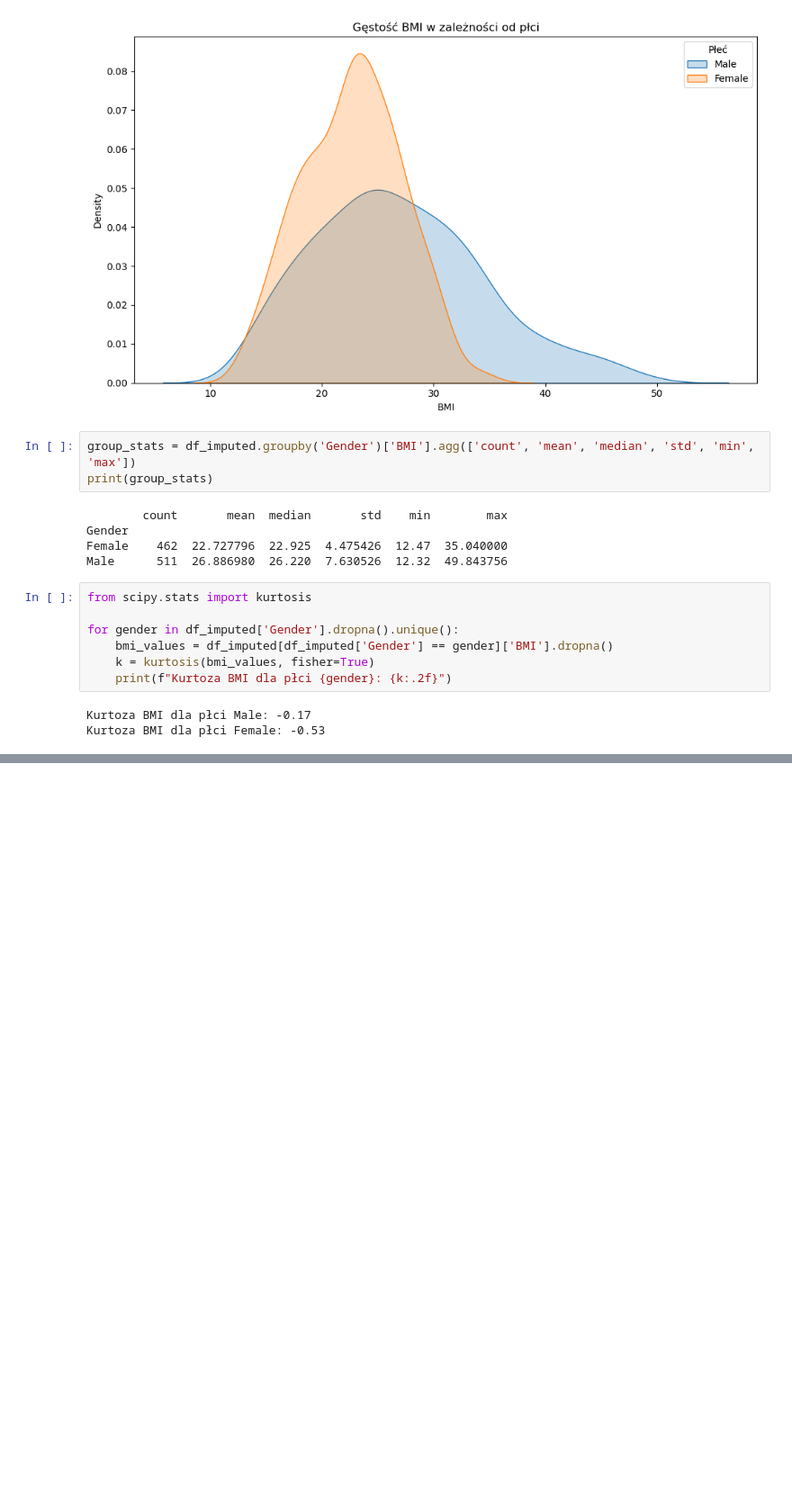
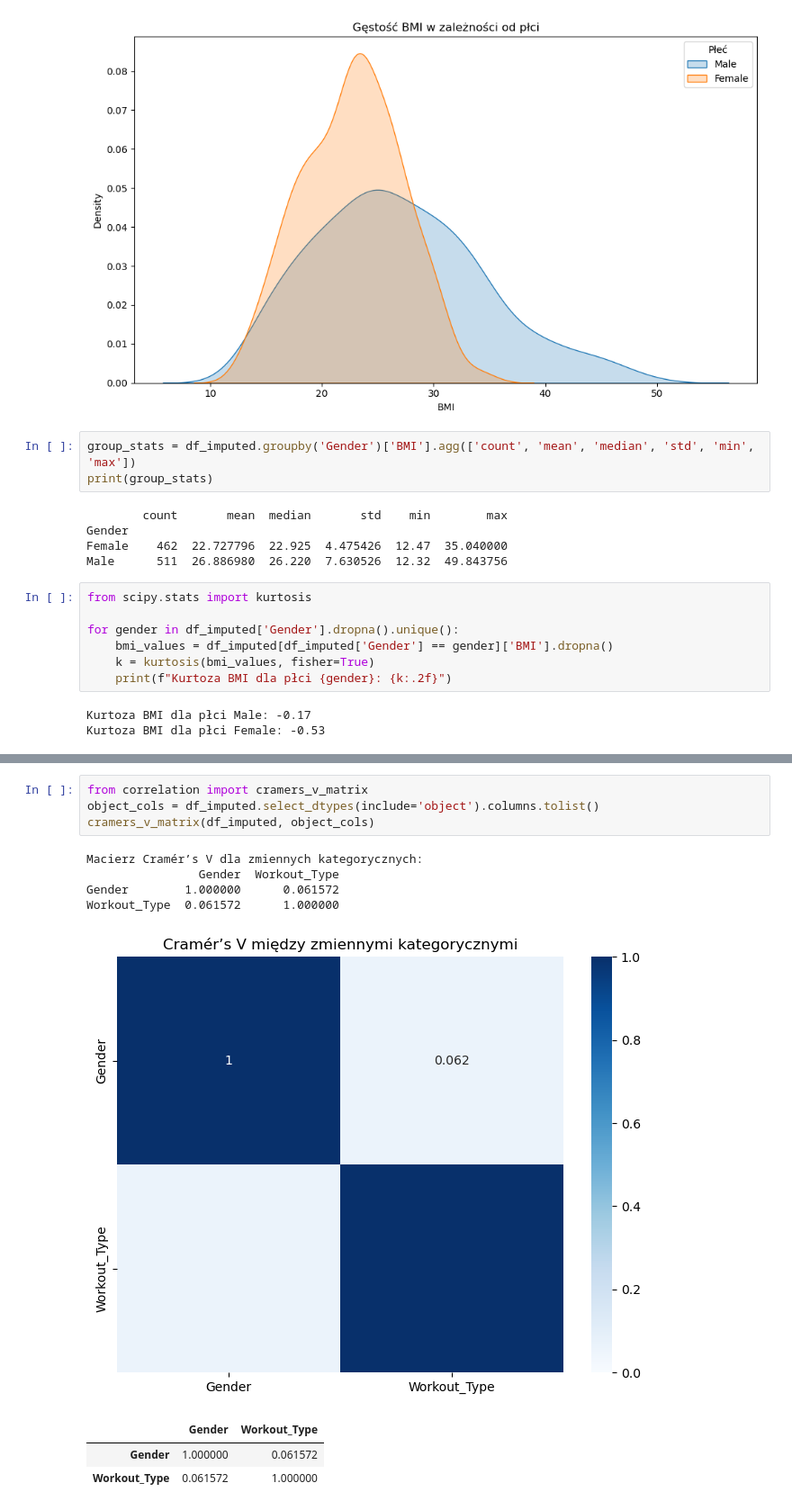
Before and after one commit to kinsitko/analiza_danych_2025_KSIT_SLES, a Jupyter notebook: analiza_project_v2.ipynb, the cells around one changed output, grey strips where cells are left out. Shown at 90% size. Drawn from its saved outputs; the diff is of its cells as text; blank space fills up the shorter version.

```diff
--- a/analiza_project_v2.ipynb
+++ b/analiza_project_v2.ipynb
@@ -462,0 +524,13 @@ plt.show()
+# %%
+from correlation import cramers_v_matrix
+object_cols = df_imputed.select_dtypes(include='object').columns.tolist()
+cramers_v_matrix(df_imputed, object_cols)
+# %% [output]
+Macierz Cramér’s V dla zmiennych kategorycznych:
+                Gender  Workout_Type
+Gender        1.000000      0.061572
+Workout_Type  0.061572      1.000000
+[figure, added]
+|  | Gender | Workout_Type |
+| Gender | 1.000000 | 0.061572 |
+| Workout_Type | 0.061572 | 1.000000 |
```
Also changed, not shown: parts of 11 cells of this notebook.
